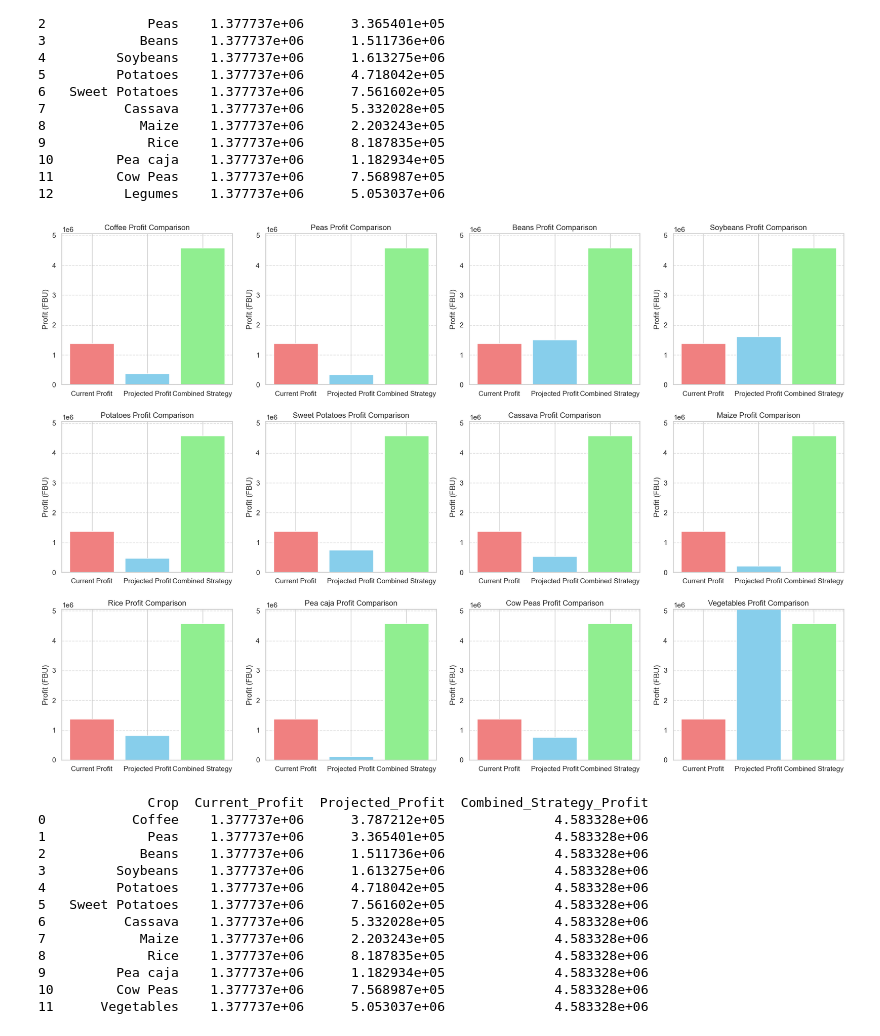
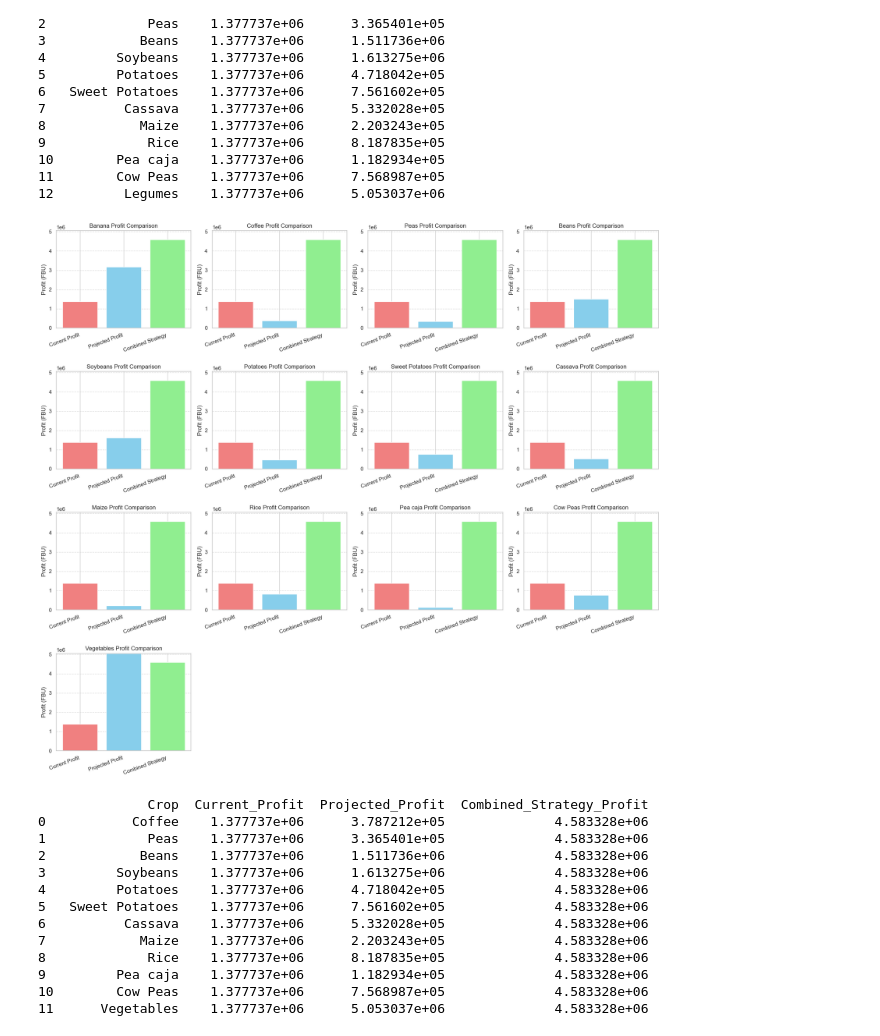
Before and after one commit to Jodick-Ndayisenga/Artificial-Intelligence, a Jupyter notebook: week_2/agro_forestry.ipynb, the cells around one changed output. Drawn from its saved outputs; the diff is of its cells as text; code cells hidden in the pictures.

```diff
--- a/week_2/agro_forestry.ipynb
+++ b/week_2/agro_forestry.ipynb
@@ -869,6 +869,11 @@ total_surface_area = df['Total_Area_Square meters'].mean()
 
 # Average profit and data columns for each crop as shown in your data
 crop_data = {
+    'Banana': {
+        'area': 'Banana_area',
+        'cost': 'Banana_cost',
+        'revenue': 'Net income banana'
+    },
     'Coffee': {
         'area': 'Coffee_Area',
         'cost': 'Coffee_cost',
@@ -978,35 +983,36 @@ for crop, data in crop_data.items():
 summary_df2 = pd.DataFrame.from_dict(projected_profits, orient='index').reset_index()
 summary_df2.columns = ['Crop', 'Current_Profit', 'Projected_Profit', 'Combined_Strategy_Profit']
 
 # Create subplots
-fig, axes = plt.subplots(nrows=3, ncols=4, figsize=(18, 13))  # Adjust layout for readability
+fig, axes = plt.subplots(nrows=4, ncols=4, figsize=(18, 17))  # Adjust layout for readability
 axes = axes.flatten()  # Flatten the 3x4 grid for easier indexing
 fig.tight_layout(pad=5.0)  # Add space between subplots
 
 for i, crop in enumerate(summary_df2['Crop']):
     profits = [
         summary_df2.loc[i, 'Current_Profit'],
         summary_df2.loc[i, 'Projected_Profit'],
         summary_df2.loc[i, 'Combined_Strategy_Profit']
     ]
 
     labels = ['Current Profit', 'Projected Profit', 'Combined Strategy']
     colors = ['lightcoral', 'skyblue', 'lightgreen']
 
     axes[i].bar(labels, profits, color=colors)
     axes[i].set_title(f'{crop} Profit Comparison')
     axes[i].set_ylabel('Profit (FBU)')
     axes[i].set_ylim(0, max(summary_df2['Projected_Profit'].max(), average_current_profit))
+    axes[i].set_xticklabels(labels, rotation=20, ha='right')
     axes[i].grid(axis='y', linestyle='--', alpha=0.7)
 
 for j in range(i + 1, len(axes)):
     axes[j].axis('off')
 
 #fig.suptitle('Profit Comparison: Current vs Projected vs Combined Strategy for Each Crop', fontsize=16)
 fig.tight_layout(rect=[0, 0, 1, 0.95])
 plt.show()
 # %% [output]
-[figure, old version]
+[figure, new version]
 # %%
 print(summary_df2)
 # %% [output]
```
Also changed, not shown: 1 other file.
